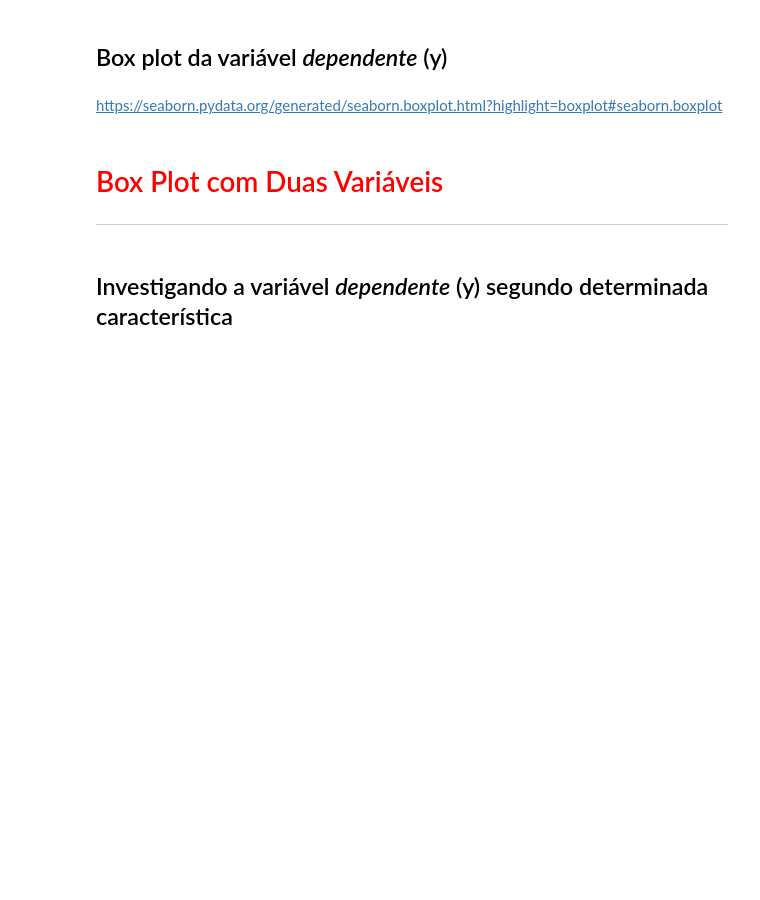
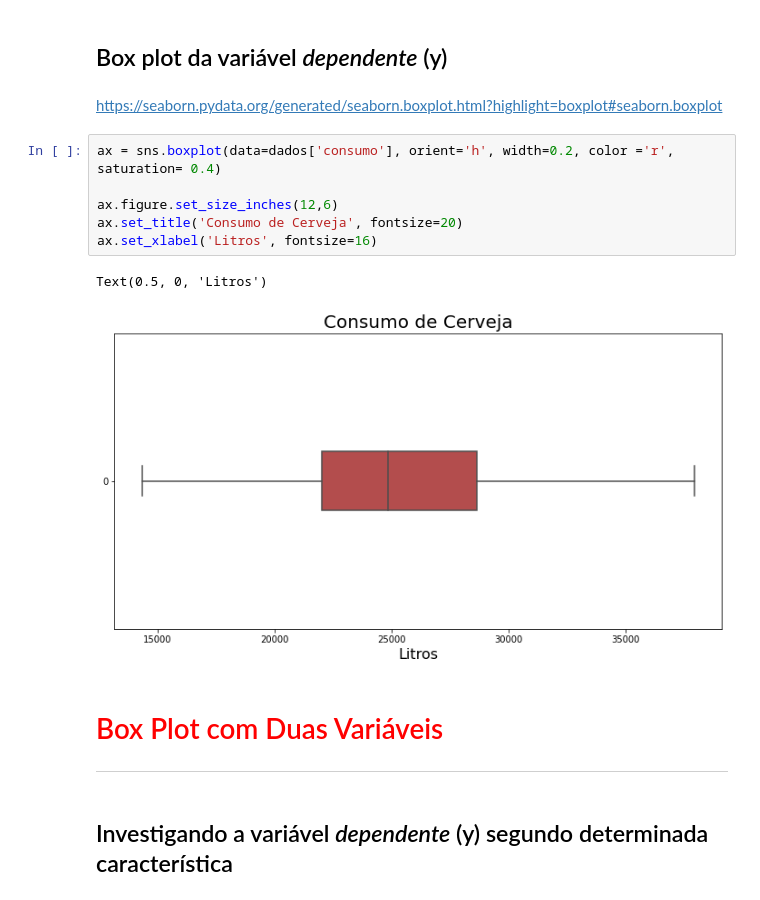
Before and after one commit to vitorsoier/RegressaoLinear, a Jupyter notebook: Regressão_Linear.ipynb, the cells around one changed output. Drawn from its saved outputs; the diff is of its cells as text; blank space fills up the shorter version.

```diff
--- a/Regressão_Linear.ipynb
+++ b/Regressão_Linear.ipynb
@@ -128,6 +130,15 @@ https://seaborn.pydata.org/
 ## Box plot da variável *dependente* (y)
 # %% [markdown]
 https://seaborn.pydata.org/generated/seaborn.boxplot.html?highlight=boxplot#seaborn.boxplot
+# %%
+ax = sns.boxplot(data=dados['consumo'], orient='h', width=0.2, color ='r', saturation= 0.4)
+
+ax.figure.set_size_inches(12,6)
+ax.set_title('Consumo de Cerveja', fontsize=20)
+ax.set_xlabel('Litros', fontsize=16)
+# %% [output]
+Text(0.5, 0, 'Litros')
+[figure, added]
 # %% [markdown]
 # <font color='red' style='font-size: 30px;'>Box Plot com Duas Variáveis</font>
 <hr style='border: 2px solid red;'>
```
Also changed, not shown: parts of 3 cells of this notebook.
